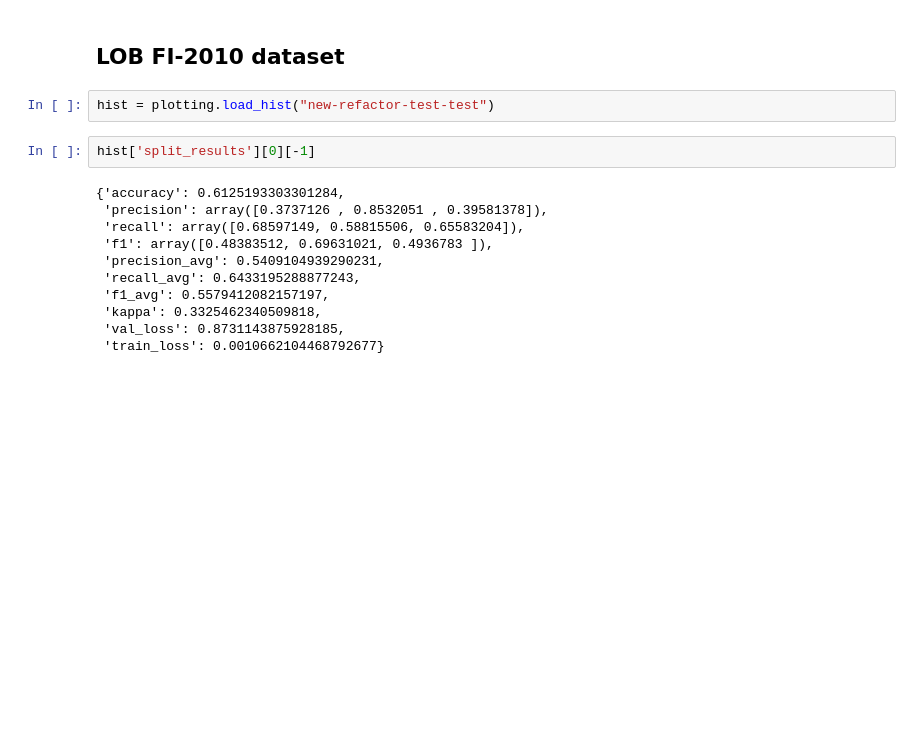
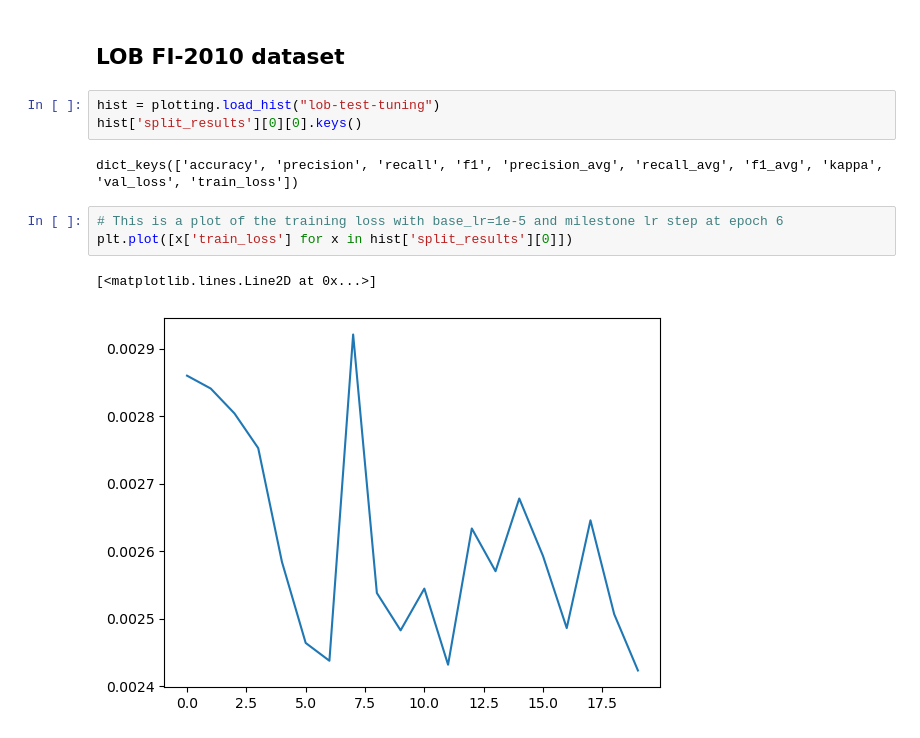
Before and after one commit to marcusGH/edain_paper, a Jupyter notebook: notebooks/experiment-results.ipynb, the cells around one changed output. Saved outputs shown, nothing was run; the diff lists cells and outputs as text; blank space fills up the shorter version.

Commit message:
Finish tune LOB training, Update notebook

```diff
--- a/notebooks/experiment-results.ipynb
+++ b/notebooks/experiment-results.ipynb
@@ -109,17 +109,13 @@ compare_hists([hist_baseline2] + histories, ["Baseline"] + num_clusters, "val_lo
 # %% [markdown]
 ## LOB FI-2010 dataset
 # %%
-hist = plotting.load_hist("new-refactor-test-test")
+hist = plotting.load_hist("lob-test-tuning")
+hist['split_results'][0][0].keys()
+# %% [output]
+dict_keys(['accuracy', 'precision', 'recall', 'f1', 'precision_avg', 'recall_avg', 'f1_avg', 'kappa', 'val_loss', 'train_loss'])
 # %%
-hist['split_results'][0][-1]
+# This is a plot of the training loss with base_lr=1e-5 and milestone lr step at epoch 6
+plt.plot([x['train_loss'] for x in hist['split_results'][0]])
 # %% [output]
-{'accuracy': 0.6125193303301284,
- 'precision': array([0.3737126 , 0.8532051 , 0.39581378]),
- 'recall': array([0.68597149, 0.58815506, 0.65583204]),
- 'f1': array([0.48383512, 0.69631021, 0.4936783 ]),
- 'precision_avg': 0.5409104939290231,
- 'recall_avg': 0.6433195288877243,
- 'f1_avg': 0.5579412082157197,
- 'kappa': 0.3325462340509818,
- 'val_loss': 0.8731143875928185,
- 'train_loss': 0.0010662104468792677}
+[<matplotlib.lines.Line2D at 0x...>]
+[figure, added]
```
Also changed, not shown: parts of 12 cells of this notebook, 2 other files.
